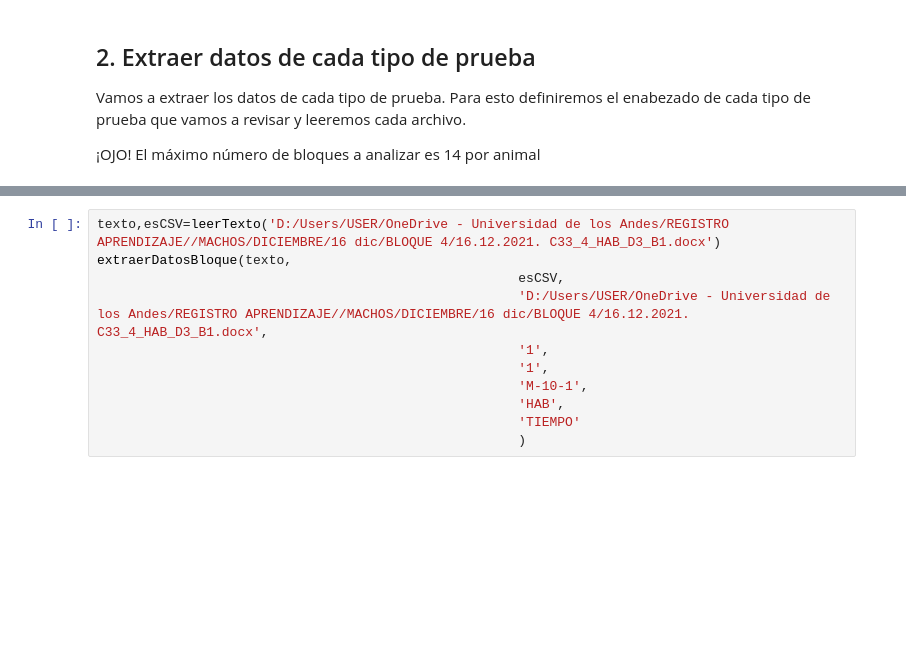
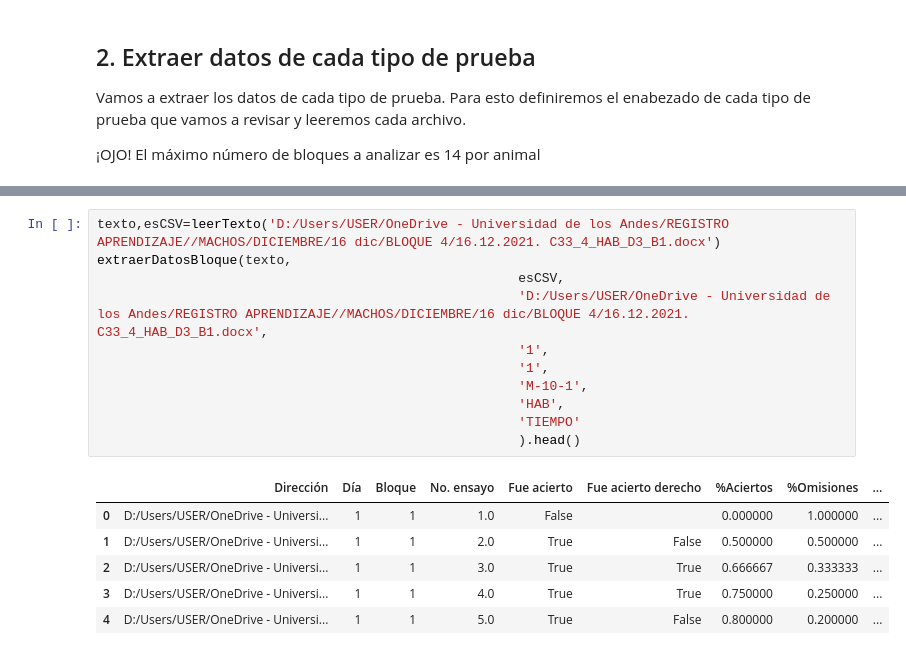
Before and after one commit to Traintain/NosePoke, a Jupyter notebook: ProcesarDatos/Procesamiento de datos.ipynb, the cells around one changed output, grey strips where cells are left out. Cells and saved outputs as stored; diff of their text form; blank space fills up the shorter version.

```diff
--- a/ProcesarDatos/Procesamiento de datos.ipynb
+++ b/ProcesarDatos/Procesamiento de datos.ipynb
@@ -698,11 +746,18 @@ array(['D:/Users/USER/OneDrive - Universidad de los Andes/REGISTRO APRENDIZAJE//
 # %%
 texto,esCSV=leerTexto('D:/Users/USER/OneDrive - Universidad de los Andes/REGISTRO APRENDIZAJE//MACHOS/DICIEMBRE/16 dic/BLOQUE 4/16.12.2021. C33_4_HAB_D3_B1.docx')
 extraerDatosBloque(texto,
                                                       esCSV,
                                                       'D:/Users/USER/OneDrive - Universidad de los Andes/REGISTRO APRENDIZAJE//MACHOS/DICIEMBRE/16 dic/BLOQUE 4/16.12.2021. C33_4_HAB_D3_B1.docx',
                                                       '1',
                                                       '1',
                                                       'M-10-1',
                                                       'HAB',
                                                       'TIEMPO'
-                                                      )
+                                                      ).head()
+# %% [output]
+|  | Dirección | Día | Bloque | No. ensayo | Fue acierto | Fue acierto derecho | %Aciertos | %Omisiones | ... |
+| 0 | D:/Users/USER/OneDrive - Universi... | 1 | 1 | 1.0 | False |  | 0.000000 | 1.000000 | ... |
+| 1 | D:/Users/USER/OneDrive - Universi... | 1 | 1 | 2.0 | True | False | 0.500000 | 0.500000 | ... |
+| 2 | D:/Users/USER/OneDrive - Universi... | 1 | 1 | 3.0 | True | True | 0.666667 | 0.333333 | ... |
+| 3 | D:/Users/USER/OneDrive - Universi... | 1 | 1 | 4.0 | True | True | 0.750000 | 0.250000 | ... |
+| 4 | D:/Users/USER/OneDrive - Universi... | 1 | 1 | 5.0 | True | False | 0.800000 | 0.200000 | ... |
```
Also changed, not shown: parts of 30 cells of this notebook.
